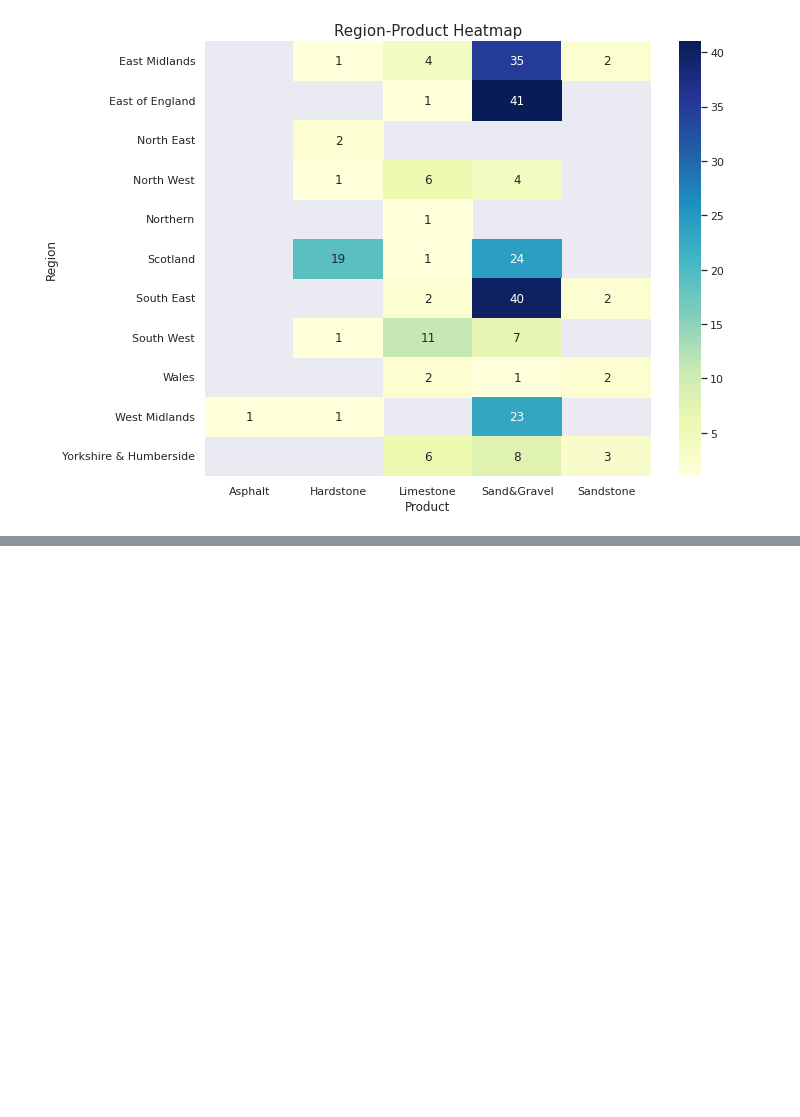
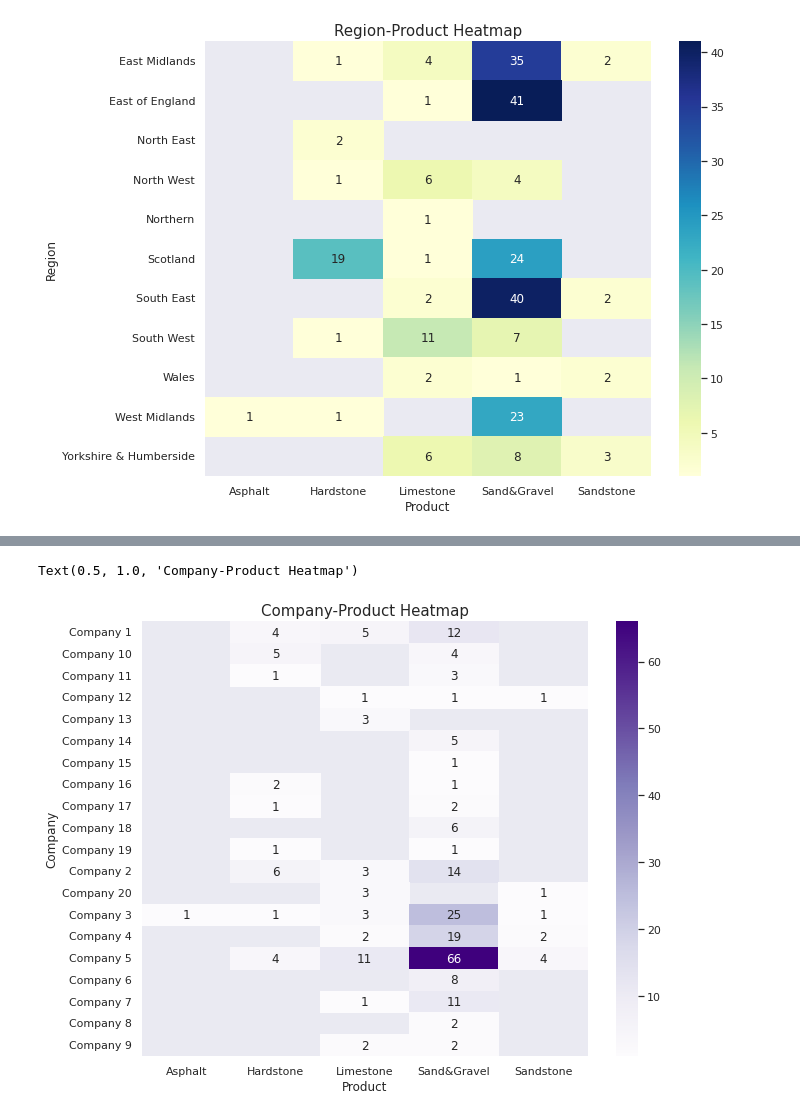
Before and after one commit to neerajthandayan/Misc., a Jupyter notebook: ResearchExecutiveTask/ResearchExecutiveTask.ipynb, the cells around one changed output, grey strips where cells are left out. Cells and saved outputs as stored; diff of their text form; code cells hidden in the pictures; blank space fills up the shorter version.

```diff
--- a/ResearchExecutiveTask/ResearchExecutiveTask.ipynb
+++ b/ResearchExecutiveTask/ResearchExecutiveTask.ipynb
@@ -230,0 +266,6 @@ Text(0.5, 1.0, 'Region-Product Heatmap')
+# %%
+df7 = df[['Company','Product']]
+df7 = df7.value_counts().to_frame().reset_index().sort_values(['Company',0],ascending=False)
+df7 = df7.drop(index=df7.loc[df7['Product'] == 0].index)
+df7 = df7.rename(columns={0:'Count'})
+df7
@@ -230,0 +290,7 @@ Text(0.5, 1.0, 'Region-Product Heatmap')
+# %%
+fig, ax = plt.subplots(figsize=(10,8))
+sns.heatmap(df7.pivot('Company','Product','Count'),annot=True, ax=ax, cmap='Purples')
+ax.set_title("Company-Product Heatmap", fontdict={'fontsize':15})
+# %% [output]
+Text(0.5, 1.0, 'Company-Product Heatmap')
+[figure, added]
```
Also changed, not shown: parts of 3 cells of this notebook.
